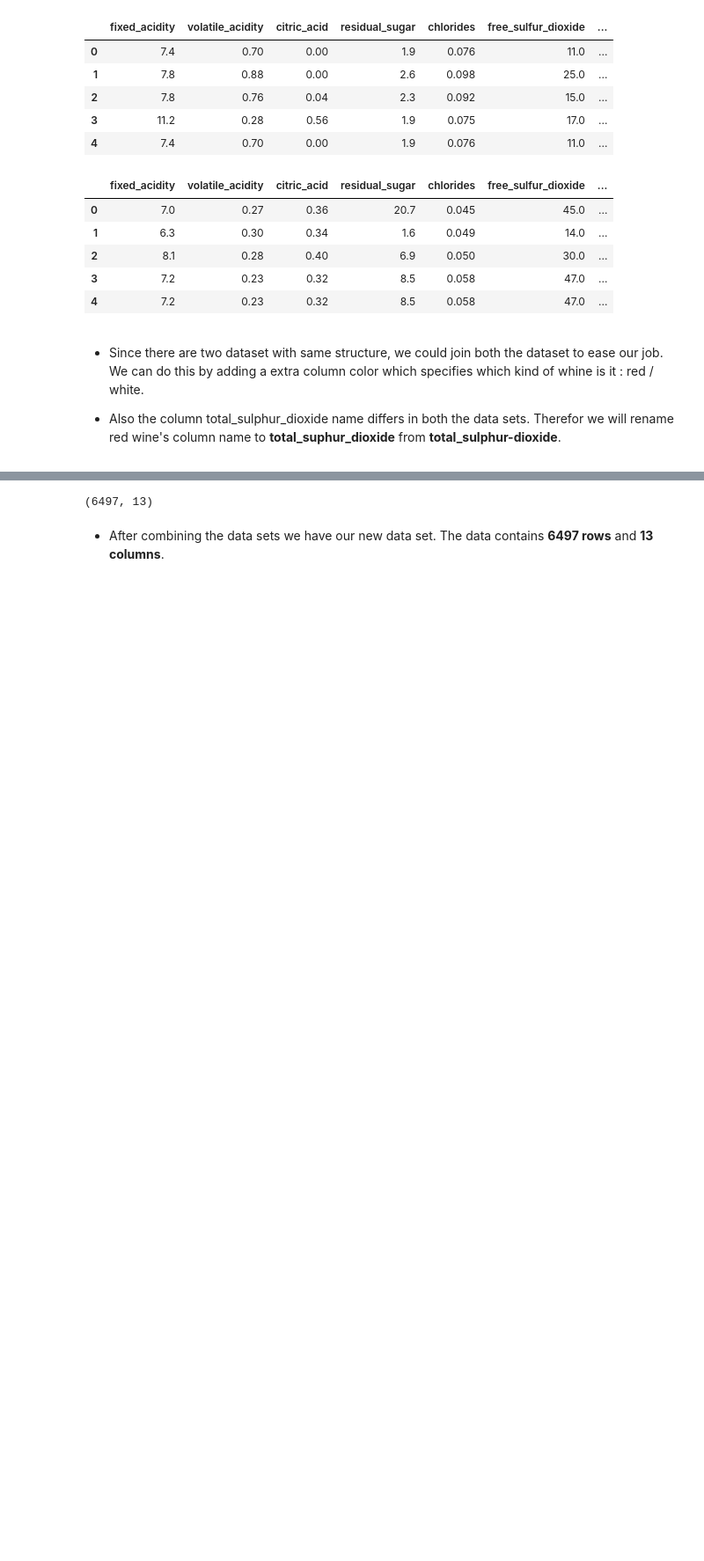
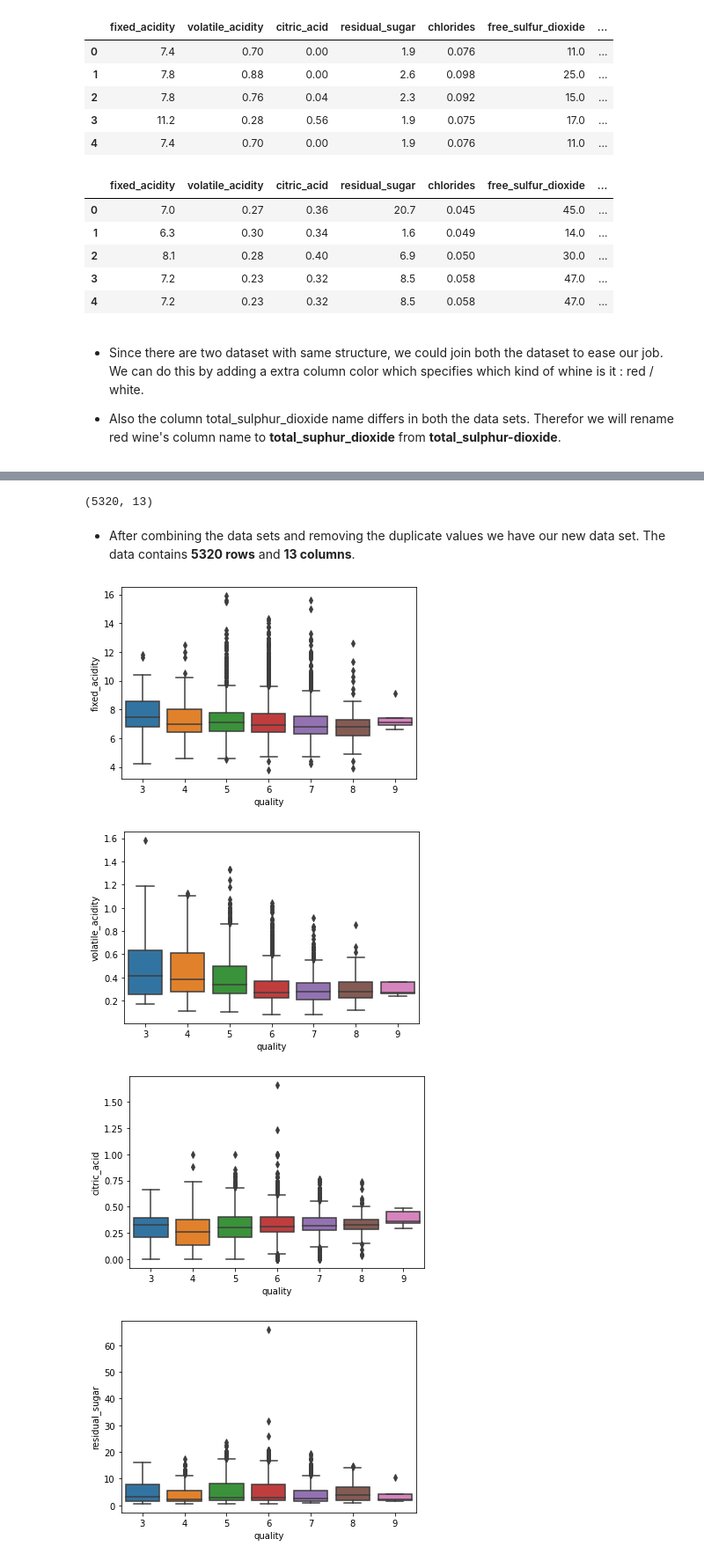
Before and after one commit to 0xNILADRI/wine_quality, a Jupyter notebook: wine_quality.ipynb, the cells around one changed output, grey strips where cells are left out. Shown: that part at 88% size. Saved outputs shown, nothing was run; the diff lists cells and outputs as text; code cells hidden in the pictures; blank space fills up the shorter version.

```diff
--- a/wine_quality.ipynb
+++ b/wine_quality.ipynb
@@ -81,0 +89,3 @@ data_wine = data_red.append(data_white)
+# %%
+# remove duplicates
+data_wine = data_wine.drop_duplicates(keep='last')
@@ -83,6 +113,20 @@ data_wine = data_red.append(data_white)
 # shape of new data
 data_wine.shape
 # %% [output]
-(6497, 13)
+(5320, 13)
 # %% [markdown]
-* After combining the data sets we have our new data set. The data contains __6497 rows__ and __13 columns__.
+* After combining the data sets and removing the duplicate values we have our new data set. The data contains __5320 rows__ and __13 columns__.
+# %%
+# check for outliers // Box Plots
+
+for col in data_wine.columns:
+    if col == 'quality':
+        pass
+    else:
+        plt.figure()
+        sns.boxplot(x='quality', y=col, data=data_wine)
+# %% [output]
+[figure, added]
+[figure, added]
+[figure, added]
+[figure, added]
```
Also changed, not shown: parts of 12 cells of this notebook.
